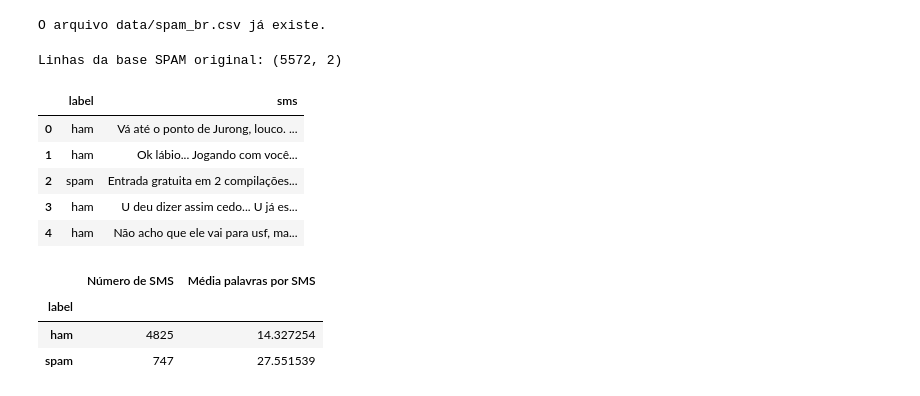
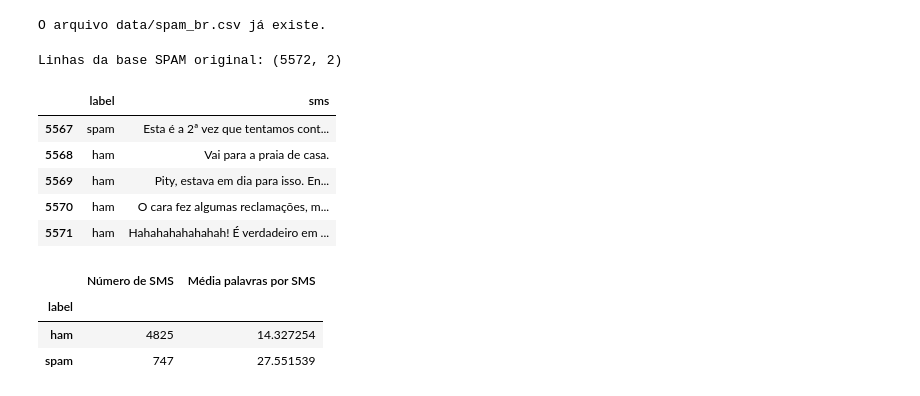
Before and after one commit to thyarles/unb-pca-spamdetector, a Jupyter notebook: spam.ipynb, the cells around one changed output. Cells and saved outputs as stored; diff of their text form; code cells hidden in the pictures.

```diff
--- a/spam.ipynb
+++ b/spam.ipynb
@@ -20,20 +20,20 @@ O arquivo data/spam_br.csv já existe.
 # %%
 # Leitura dos dados
 import pandas as pd
 
 spam = pd.read_csv('data/spam_br.csv', encoding='utf-8')
 spam = spam[['Label', 'EmailTextBR']]
 spam.columns = ['label', 'sms']
 print(f'Linhas da base SPAM original: {spam.shape}')
-spam.head()
+spam.tail()
 # %% [output]
 Linhas da base SPAM original: (5572, 2)
 |  | label | sms |
-| 0 | ham | Vá até o ponto de Jurong, louco. ... |
-| 1 | ham | Ok lábio... Jogando com você... |
-| 2 | spam | Entrada gratuita em 2 compilações... |
-| 3 | ham | U deu dizer assim cedo... U já es... |
-| 4 | ham | Não acho que ele vai para usf, ma... |
+| 5567 | spam | Esta é a 2ª vez que tentamos cont... |
+| 5568 | ham | Vai para a praia de casa. |
+| 5569 | ham | Pity, estava em dia para isso. En... |
+| 5570 | ham | O cara fez algumas reclamações, m... |
+| 5571 | ham | Hahahahahahahah! É verdadeiro em ... |
 # %%
 # Estatísticas básicas
 spam['word_count'] = spam['sms'].apply(lambda x: len(x.split()))
```
Also changed, not shown: parts of 14 cells of this notebook, 8 other files.
